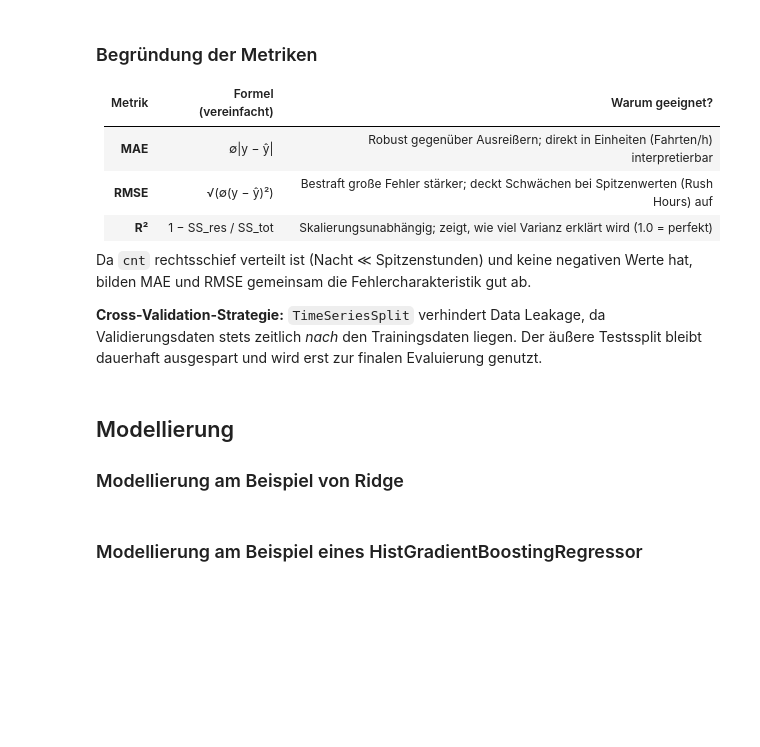
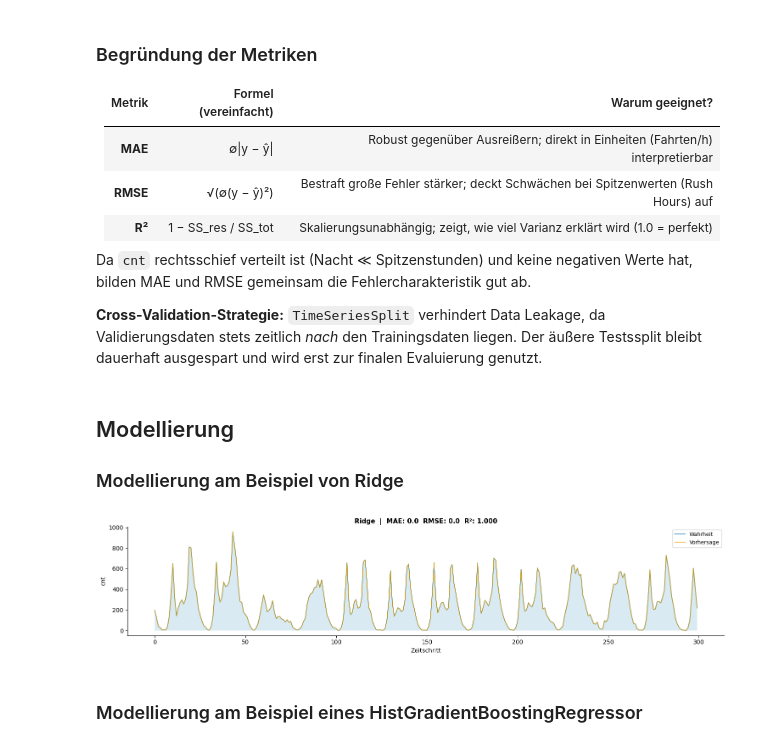
Before and after one commit to JR2909/DSKI-KI-ML-Project, a Jupyter notebook: code/prediction.ipynb, the cells around one changed output. Cells and saved outputs as stored; diff of their text form; code cells hidden in the pictures; blank space fills up the shorter version.

```diff
--- a/code/prediction.ipynb
+++ b/code/prediction.ipynb
@@ -261,18 +277,20 @@ Der äußere Testssplit bleibt dauerhaft ausgespart und wird erst zur finalen Ev
 # %%
 ridge = Pipeline([
     ("scaler", StandardScaler()),
-    ("model",  Ridge(alpha=1.0, random_state=RANDOM_STATE)),
+    ("model",  Ridge(alpha=0.5, random_state=RANDOM_STATE)),
 ])
 
 cv_mae, cv_std = cross_validate_ts(ridge, X_train, y_train, ts_cv)
 ridge.fit(X_train, y_train)
 y_pred_ridge = ridge.predict(X_test)
 metrics_ridge = compute_metrics(y_test, y_pred_ridge)
 
 result_ridge = {'name': 'Ridge', 'cv_mae': cv_mae, 'cv_std': cv_std,
                 'y_pred': y_pred_ridge, **metrics_ridge}
 all_results.append(result_ridge)
 plot_predictions(result_ridge, y_test)
+# %% [output]
+[figure, added]
 # %% [markdown]
 ### Modellierung am Beispiel eines HistGradientBoostingRegressor
 # %%
```
Also changed, not shown: parts of 6 cells of this notebook, 5 other files.
